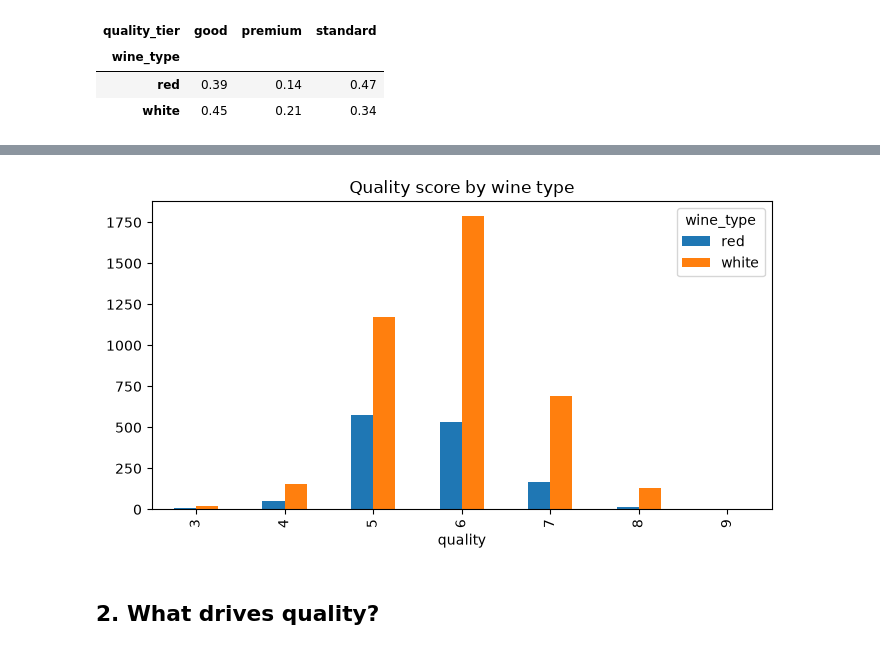
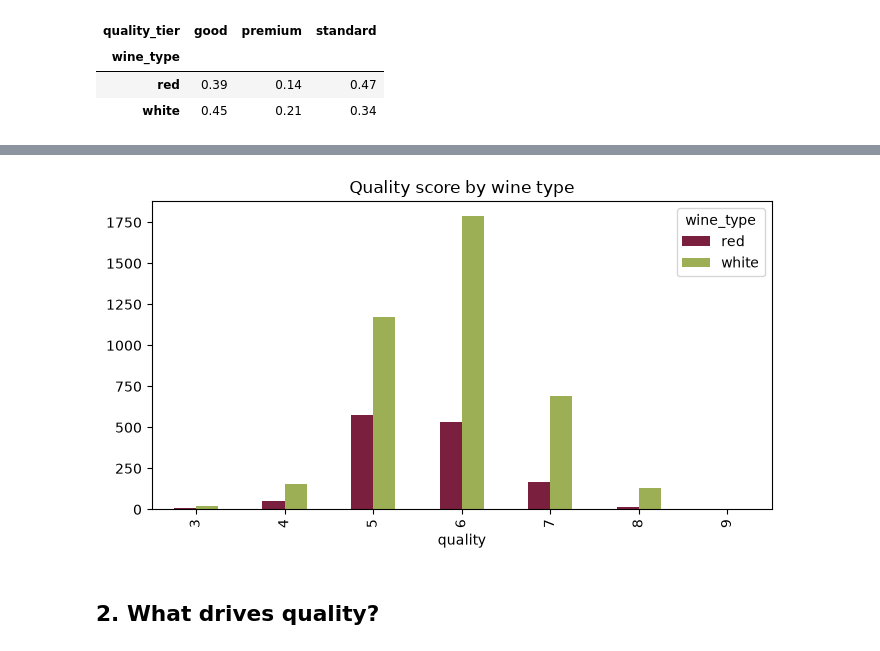
Before and after one commit to ivanya93/vinhoverde-ai, a Jupyter notebook: notebooks/01_eda.ipynb, the cells around one changed output, grey strips where cells are left out. Saved outputs shown, nothing was run; the diff lists cells and outputs as text; code cells hidden in the pictures.

Commit message:
add a plot and update plot color, add takeaway session (#2)

```diff
--- a/notebooks/01_eda.ipynb
+++ b/notebooks/01_eda.ipynb
@@ -72,8 +81,8 @@ pd.crosstab(wine["wine_type"], wine["quality_tier"], normalize="index").round(2)
 # %%
-wine.groupby("wine_type")["quality"].value_counts().unstack(0).plot.bar(figsize=(8,4), title="Quality score by wine type")
+wine.groupby("wine_type")["quality"].value_counts().unstack(0).plot.bar(figsize=(8,4), title="Quality score by wine type",color={"red": "#7a1f3d", "white": "#9caf54"})
 plt.show()
 # %% [output]
-[figure, old version]
+[figure, new version]
 # %% [markdown]
 ## 2. What drives quality?
 # %%
```
Also changed, not shown: parts of 2 cells of this notebook.
